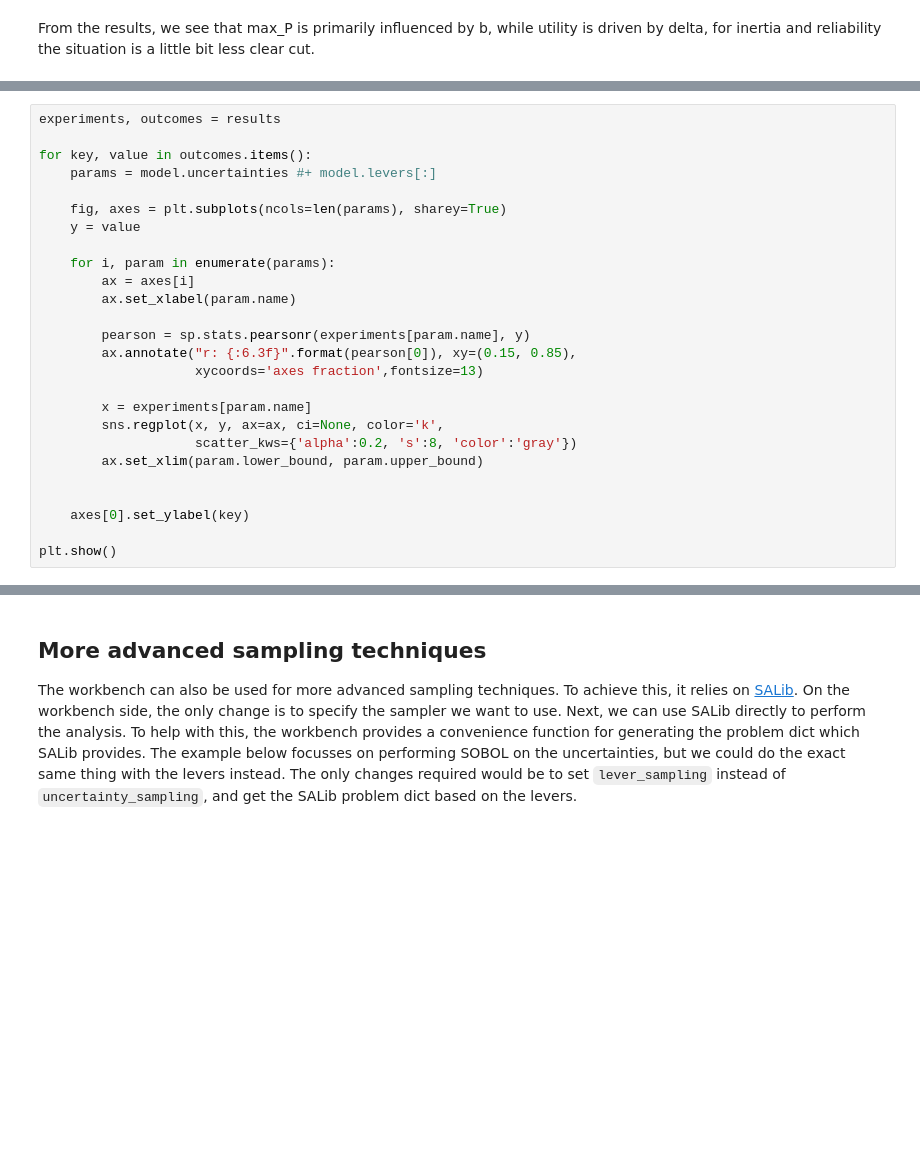
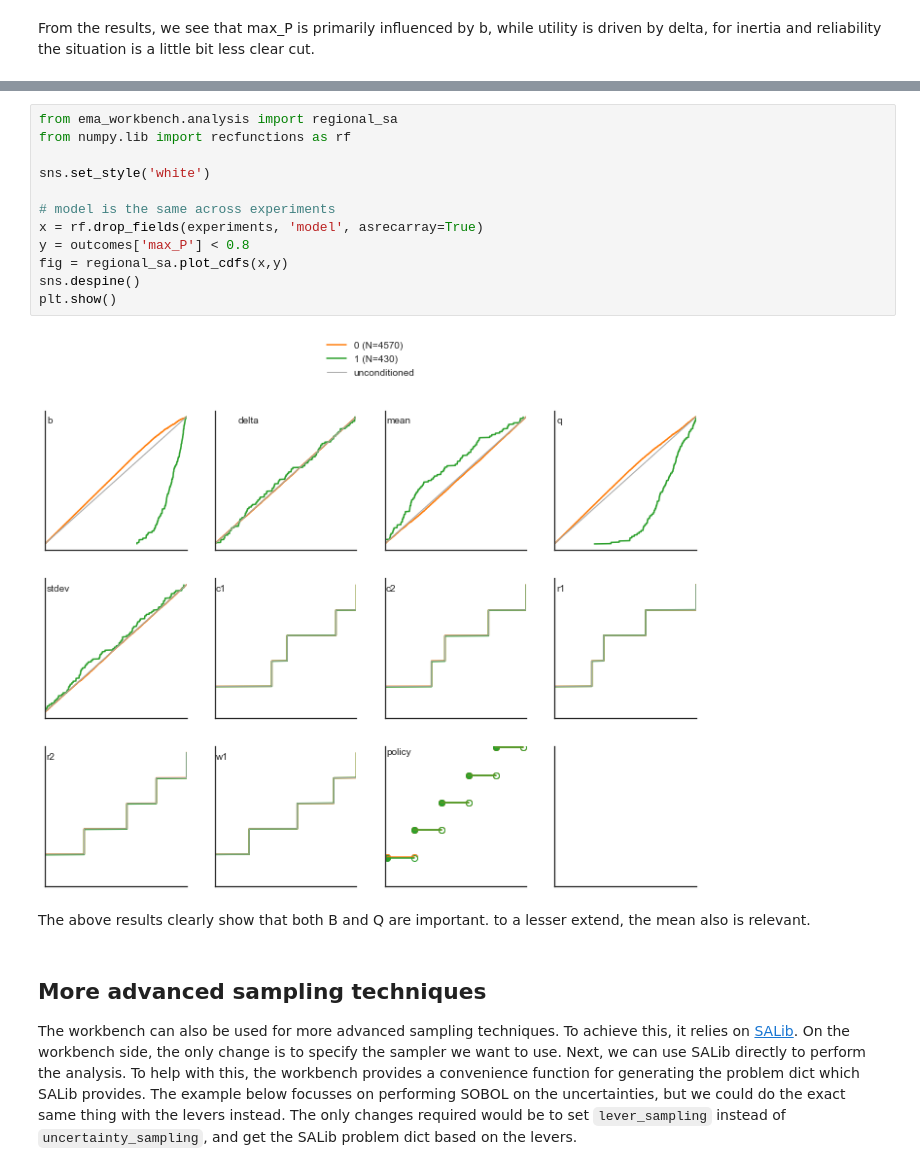
Before and after one commit to quaquel/EMAworkbench, a Jupyter notebook: docs/source/indepth_tutorial/open-exploration.ipynb, the cells around one changed output, grey strips where cells are left out. Cells and saved outputs as stored; diff of their text form; blank space fills up the shorter version.

```diff
--- a/docs/source/indepth_tutorial/open-exploration.ipynb
+++ b/docs/source/indepth_tutorial/open-exploration.ipynb
@@ -295,26 +161,0 @@ From the results, we see that max_P is primarily influenced by b, while utility
-# %%
-experiments, outcomes = results
-
-for key, value in outcomes.items():
-    params = model.uncertainties #+ model.levers[:]
-
-    fig, axes = plt.subplots(ncols=len(params), sharey=True)
-    y = value
-
-    for i, param in enumerate(params):
-        ax = axes[i]
-        ax.set_xlabel(param.name)
-
-        pearson = sp.stats.pearsonr(experiments[param.name], y)
-        ax.annotate("r: {:6.3f}".format(pearson[0]), xy=(0.15, 0.85),
-                    xycoords='axes fraction',fontsize=13)
-
-        x = experiments[param.name]
-        sns.regplot(x, y, ax=ax, ci=None, color='k',
-                    scatter_kws={'alpha':0.2, 's':8, 'color':'gray'})
-        ax.set_xlim(param.lower_bound, param.upper_bound)
-
-
-    axes[0].set_ylabel(key)
-
-plt.show()
@@ -326,3 +180,19 @@ plt.show()
+# %%
+from ema_workbench.analysis import regional_sa
+from numpy.lib import recfunctions as rf
+
+sns.set_style('white')
+
+# model is the same across experiments
+x = rf.drop_fields(experiments, 'model', asrecarray=True)
+y = outcomes['max_P'] < 0.8
+fig = regional_sa.plot_cdfs(x,y)
+sns.despine()
+plt.show()
+# %% [output]
+[figure, added]
+# %% [markdown]
+The above results clearly show that both B and Q are important. to a lesser extend, the mean also is relevant.
 # %% [markdown]
 ## More advanced sampling techniques
 
```
Also changed, not shown: parts of 29 cells of this notebook, 2 other files.
